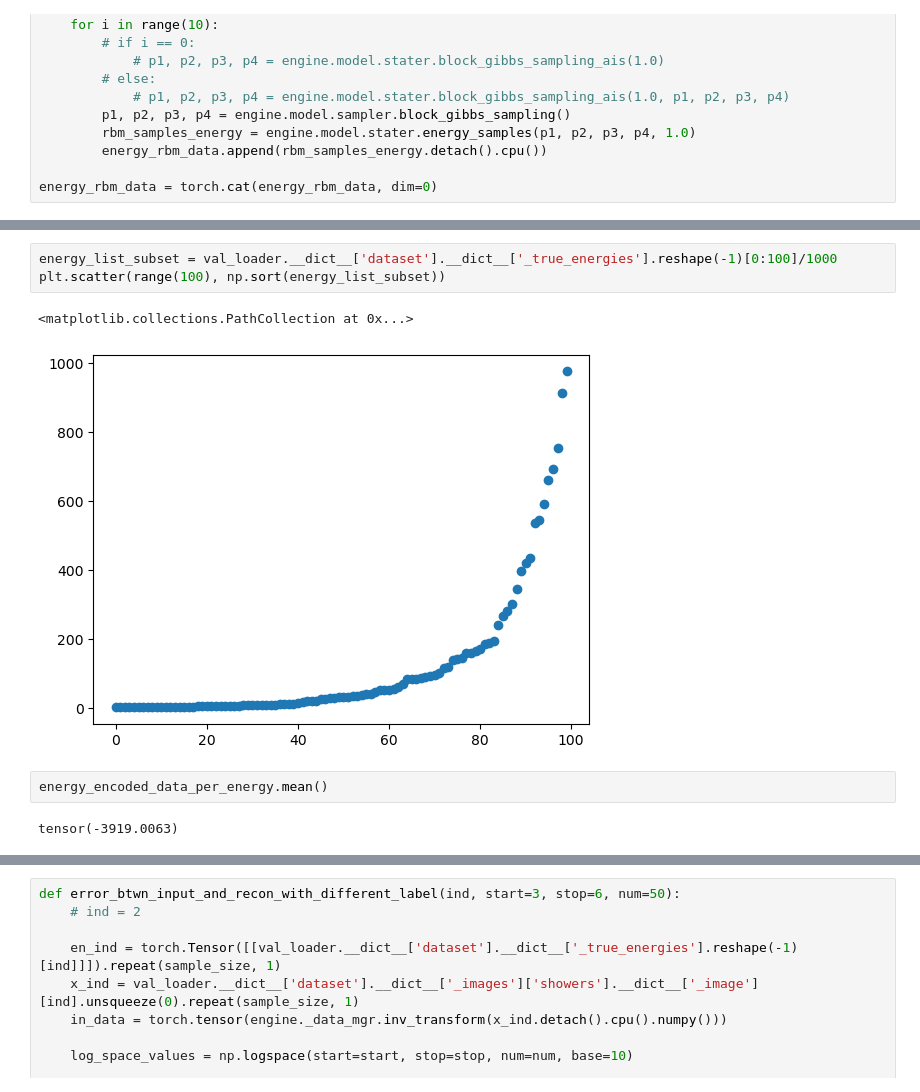
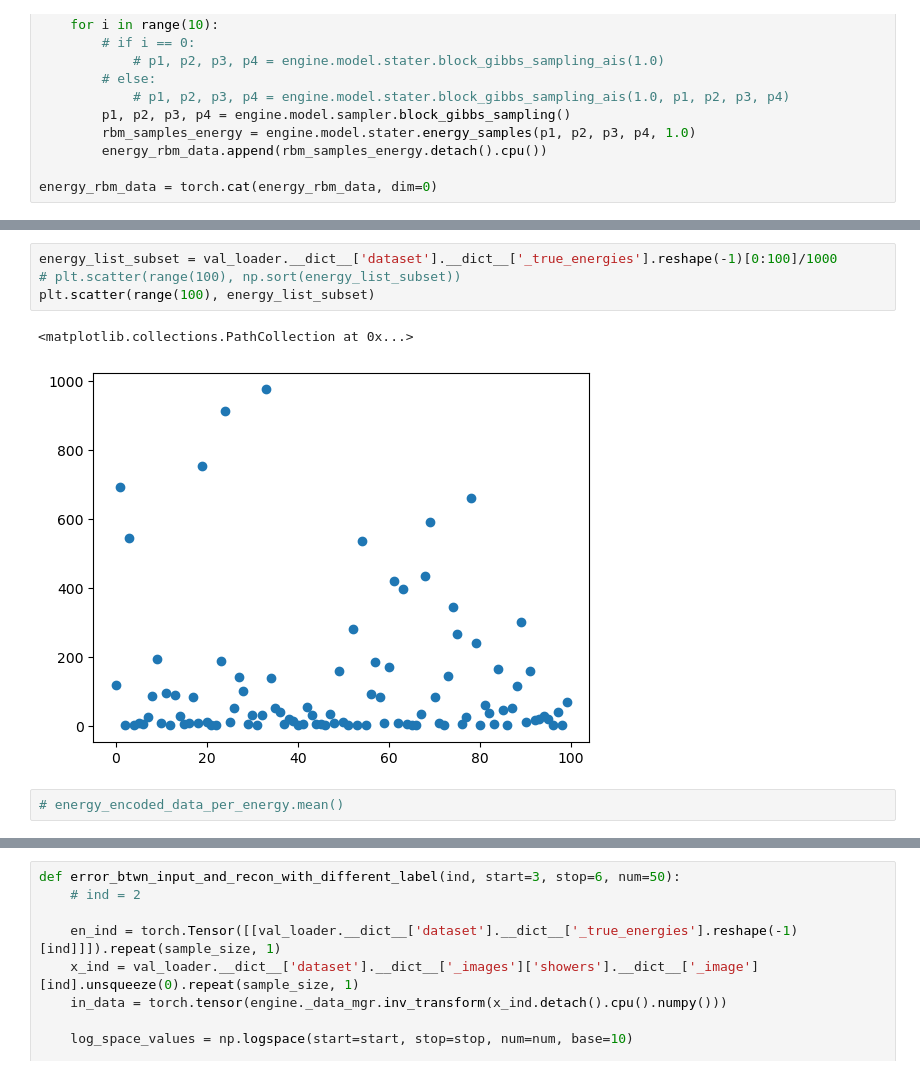
Before and after one commit to QaloSim/CaloQVAE, a Jupyter notebook: notebooks/RBMandEncodedData.ipynb, the cells around one changed output, grey strips where cells are left out. Drawn from its saved outputs; the diff is of its cells as text.

```diff
--- a/notebooks/RBMandEncodedData.ipynb
+++ b/notebooks/RBMandEncodedData.ipynb
@@ -416,13 +661,12 @@ plt.show()
 # %%
 energy_list_subset = val_loader.__dict__['dataset'].__dict__['_true_energies'].reshape(-1)[0:100]/1000
-plt.scatter(range(100), np.sort(energy_list_subset))
+# plt.scatter(range(100), np.sort(energy_list_subset))
+plt.scatter(range(100), energy_list_subset)
 # %% [output]
 <matplotlib.collections.PathCollection at 0x...>
-[figure, old version]
+[figure, new version]
 # %%
-energy_encoded_data_per_energy.mean()
+# energy_encoded_data_per_energy.mean()
-# %% [output]
-tensor(-3919.0063)
 # %%
 # ind = 10
 sample_size = 1024
```
Also changed, not shown: parts of 20 cells of this notebook, 13 other files.
